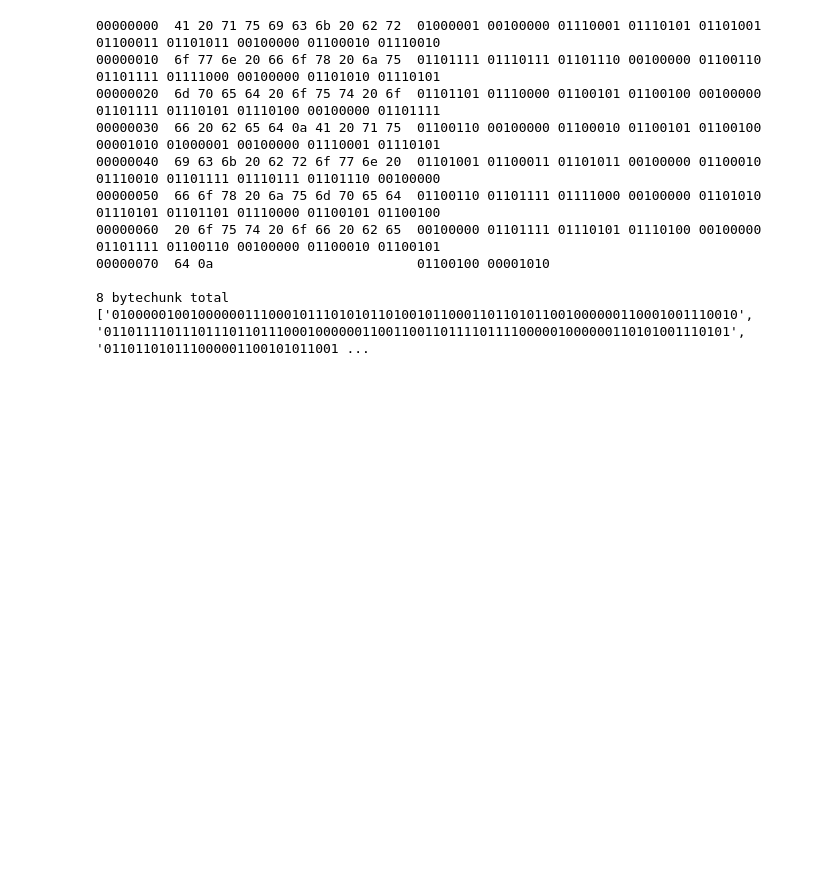
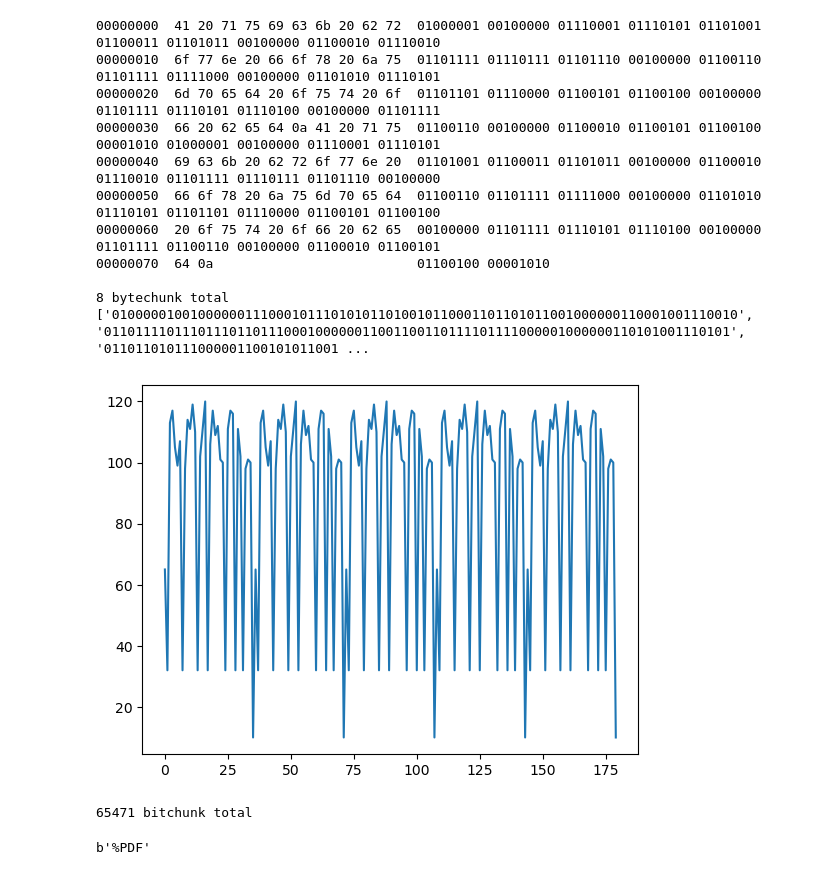
Before and after one commit to SaeeDhawalikar/Grad_school-CA1-Tutorial, a Jupyter notebook: binary.ipynb, the cells around one changed output. Cells and saved outputs as stored; diff of their text form; code cells hidden in the pictures; blank space fills up the shorter version.

Commit message:
Added assignment

```diff
--- a/binary.ipynb
+++ b/binary.ipynb
@@ -49,9 +49,20 @@ print(data)
 8 bytechunk total
 ['01000001001000000111000101110101011010010110001101101011001000000110001001110010', '01101111011101110110111000100000011001100110111101111000001000000110101001110101', '011011010111000001100101011001 ...
 # %%
-fig, ax = plt.subplots(1,2, figsize=[12,5])
-ax[0].plot(data)
-values, counts = np.unique(data, return_counts=True)
-ax[1].bar(values, counts)
-ax[1].tick_params(axis='x', labelrotation=90)
+data_ints = [int(dat,2) for dat in data]
+plt.plot(data_ints)
 plt.show()
+# %% [output]
+[figure, added]
+# %%
+data = read_raw_binary_bit("assignment/out/main.pdf", bitsize=8)
+print(len(data), "bitchunk total")
+# %% [output]
+65471 bitchunk total
+# %%
+with open("assignment/out/main.pdf", 'rb') as f:
+    data = f.read(4)
+
+data
+# %% [output]
+b'%PDF'
```
Also changed, not shown: parts of 1 cell of this notebook, 4 other files.
